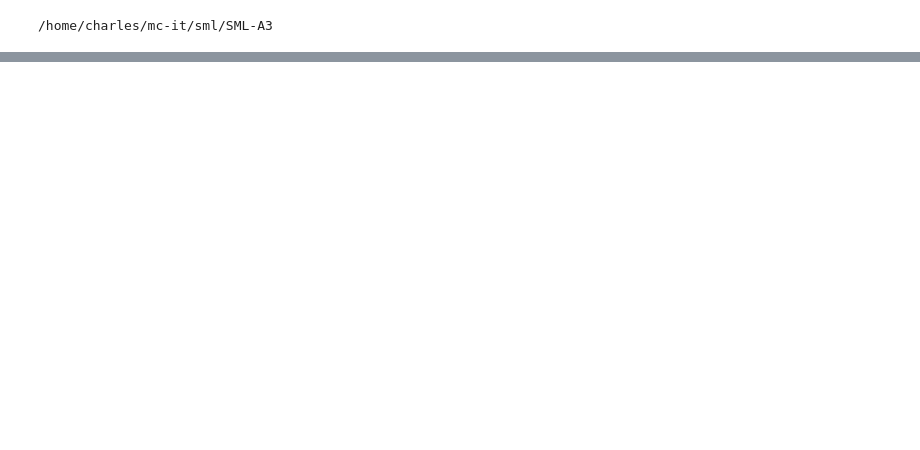
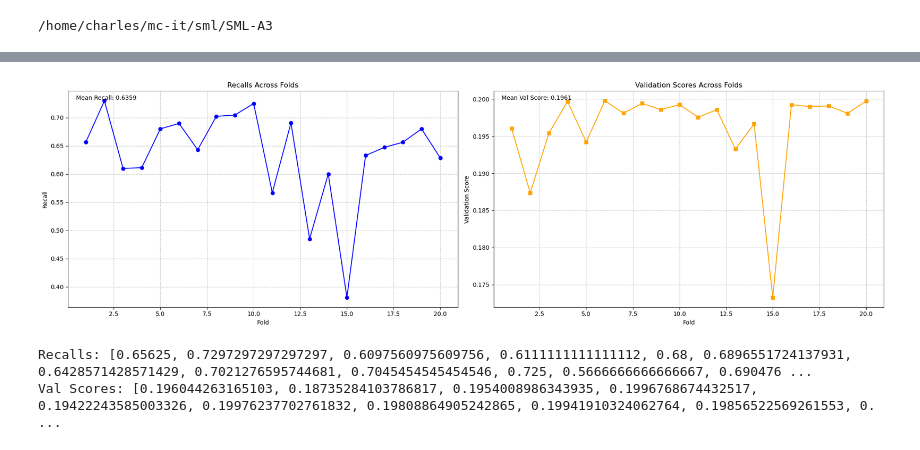
Before and after one commit to pingzhihe/SML-A3, a Jupyter notebook: tebular-newfeatures.ipynb, the cells around one changed output, grey strips where cells are left out. Cells and saved outputs as stored; diff of their text form; code cells hidden in the pictures; blank space fills up the shorter version.

```diff
--- a/tebular-newfeatures.ipynb
+++ b/tebular-newfeatures.ipynb
@@ -456,0 +416,32 @@ df_subm.head()
+# %%
+import matplotlib.pyplot as plt
+
+# Create a figure with two subplots side by side
+fig, (ax1, ax2) = plt.subplots(1, 2, figsize=(20, 6))
+
+# Plot recalls
+ax1.plot(range(1, len(recalls) + 1), recalls, marker='o', linestyle='-', color='blue')
+ax1.set_xlabel('Fold')
+ax1.set_ylabel('Recall')
+ax1.set_title('Recalls Across Folds')
+ax1.grid(True, linestyle='--', alpha=0.7)
+ax1.text(0.02, 0.98, f'Mean Recall: {np.mean(recalls):.4f}', transform=ax1.transAxes, verticalalignment='top')
+
+# Plot val_scores
+ax2.plot(range(1, len(val_score) + 1), val_score, marker='s', linestyle='-', color='orange')
+ax2.set_xlabel('Fold')
+ax2.set_ylabel('Validation Score')
+ax2.set_title('Validation Scores Across Folds')
+ax2.grid(True, linestyle='--', alpha=0.7)
+ax2.text(0.02, 0.98, f'Mean Val Score: {np.mean(val_score):.4f}', transform=ax2.transAxes, verticalalignment='top')
+
+plt.tight_layout()
+plt.show()
+
+# Print out the values for reference
+print("Recalls:", recalls)
+print("Val Scores:", val_score)
+# %% [output]
+[figure, added]
+Recalls: [0.65625, 0.7297297297297297, 0.6097560975609756, 0.6111111111111112, 0.68, 0.6896551724137931, 0.6428571428571429, 0.7021276595744681, 0.7045454545454546, 0.725, 0.5666666666666667, 0.690476 ...
+Val Scores: [0.196044263165103, 0.18735284103786817, 0.1954008986343935, 0.1996768674432517, 0.19422243585003326, 0.19976237702761832, 0.19808864905242865, 0.19941910324062764, 0.19856522569261553, 0. ...
```
Also changed, not shown: parts of 15 cells of this notebook.
